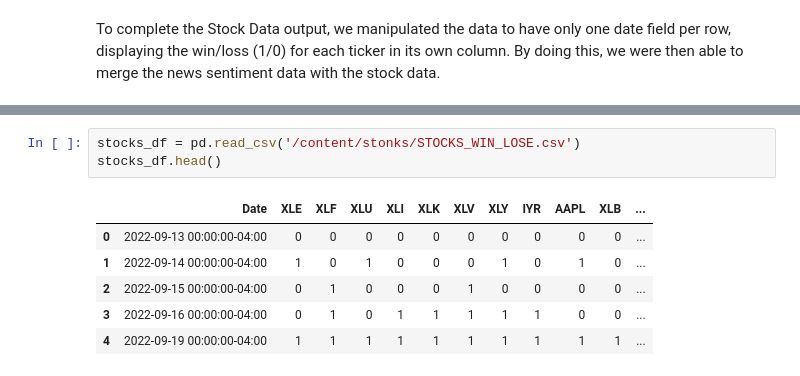
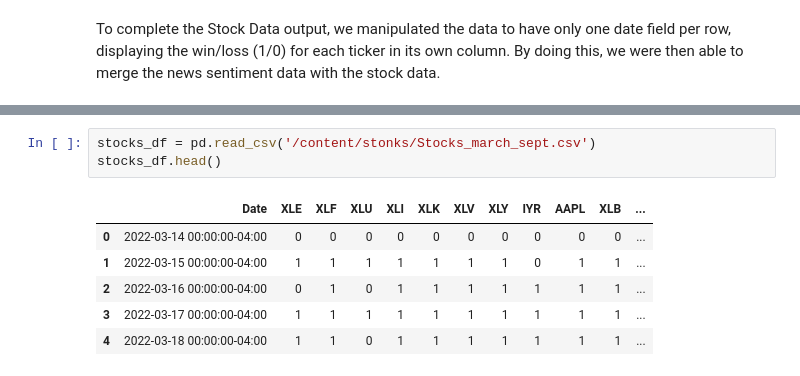
Before and after one commit to IS737StockPicker/stonks, a Jupyter notebook: Stocks_Final_Dataset.ipynb, the cells around one changed output, grey strips where cells are left out. Saved outputs shown, nothing was run; the diff lists cells and outputs as text.

```diff
--- a/Stocks_Final_Dataset.ipynb
+++ b/Stocks_Final_Dataset.ipynb
@@ -268,12 +271,12 @@ files.download('STOCKS_WIN_LOSE.csv')
 [interactive output not drawn]
 [interactive output not drawn]
 # %%
-stocks_df = pd.read_csv('/content/stonks/STOCKS_WIN_LOSE.csv')
+stocks_df = pd.read_csv('/content/stonks/Stocks_march_sept.csv')
 stocks_df.head()
 # %% [output]
 |  | Date | XLE | XLF | XLU | XLI | XLK | XLV | XLY | IYR | AAPL | XLB | ... |
-| 0 | 2022-09-13 00:00:00-04:00 | 0 | 0 | 0 | 0 | 0 | 0 | 0 | 0 | 0 | 0 | ... |
-| 1 | 2022-09-14 00:00:00-04:00 | 1 | 0 | 1 | 0 | 0 | 0 | 1 | 0 | 1 | 0 | ... |
-| 2 | 2022-09-15 00:00:00-04:00 | 0 | 1 | 0 | 0 | 0 | 1 | 0 | 0 | 0 | 0 | ... |
-| 3 | 2022-09-16 00:00:00-04:00 | 0 | 1 | 0 | 1 | 1 | 1 | 1 | 1 | 0 | 0 | ... |
-| 4 | 2022-09-19 00:00:00-04:00 | 1 | 1 | 1 | 1 | 1 | 1 | 1 | 1 | 1 | 1 | ... |
+| 0 | 2022-03-14 00:00:00-04:00 | 0 | 0 | 0 | 0 | 0 | 0 | 0 | 0 | 0 | 0 | ... |
+| 1 | 2022-03-15 00:00:00-04:00 | 1 | 1 | 1 | 1 | 1 | 1 | 1 | 0 | 1 | 1 | ... |
+| 2 | 2022-03-16 00:00:00-04:00 | 0 | 1 | 0 | 1 | 1 | 1 | 1 | 1 | 1 | 1 | ... |
+| 3 | 2022-03-17 00:00:00-04:00 | 1 | 1 | 1 | 1 | 1 | 1 | 1 | 1 | 1 | 1 | ... |
+| 4 | 2022-03-18 00:00:00-04:00 | 1 | 1 | 0 | 1 | 1 | 1 | 1 | 1 | 1 | 1 | ... |
```
Also changed, not shown: parts of 8 cells of this notebook.
